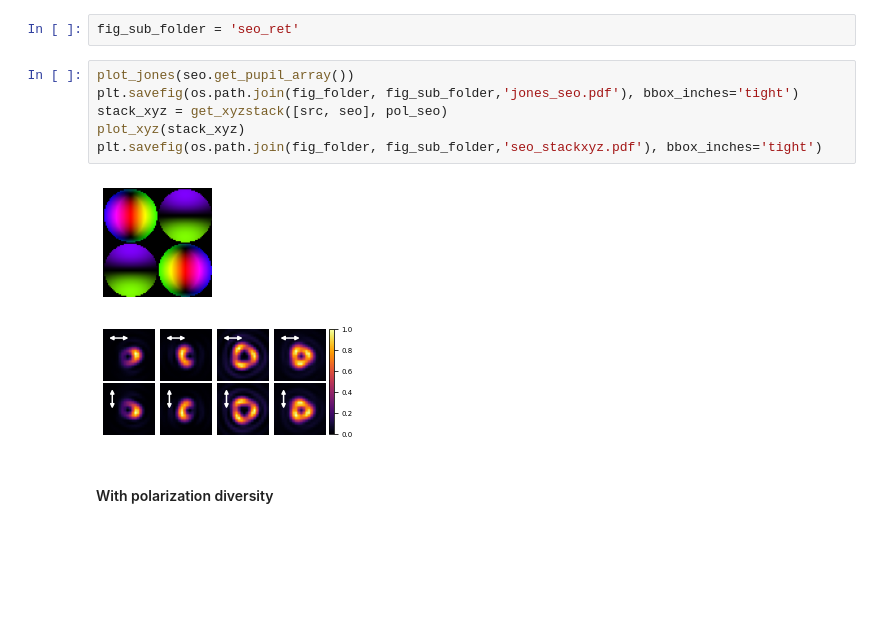
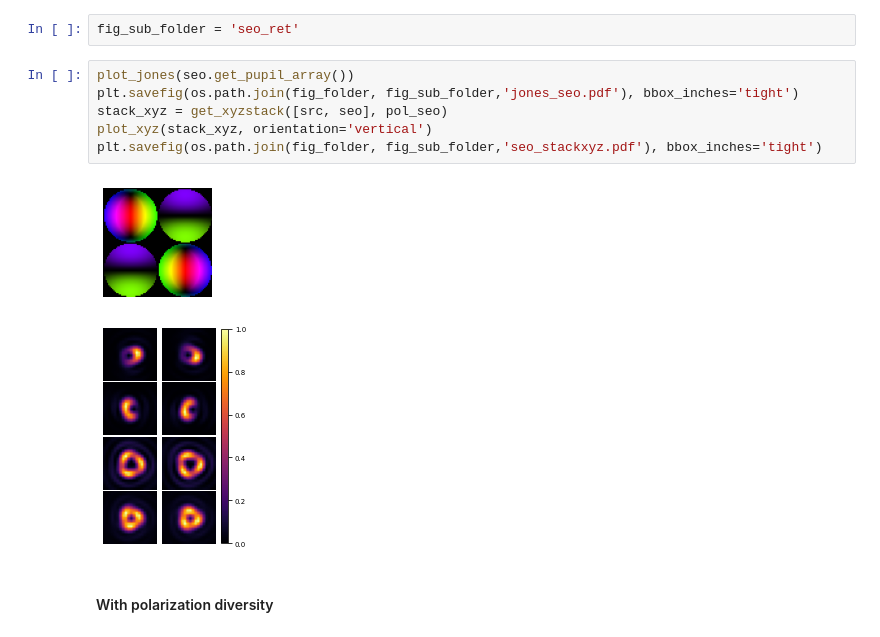
Before and after one commit to rodguti90/pyPSFstack, a Jupyter notebook: figures_article.ipynb, the cells around one changed output. Drawn from its saved outputs; the diff is of its cells as text; blank space fills up the shorter version.

```diff
--- a/figures_article.ipynb
+++ b/figures_article.ipynb
@@ -190,12 +190,12 @@ fig_sub_folder = 'seo_ret'
 # %%
 plot_jones(seo.get_pupil_array())
 plt.savefig(os.path.join(fig_folder, fig_sub_folder,'jones_seo.pdf'), bbox_inches='tight')
 stack_xyz = get_xyzstack([src, seo], pol_seo)
-plot_xyz(stack_xyz)
+plot_xyz(stack_xyz, orientation='vertical')
 plt.savefig(os.path.join(fig_folder, fig_sub_folder,'seo_stackxyz.pdf'), bbox_inches='tight')
 # %% [output]
 [figure]
-[figure, old version]
+[figure, new version]
 # %% [markdown]
 ####  With polarization diversity
 # %%
```
Also changed, not shown: parts of 64 cells of this notebook.
